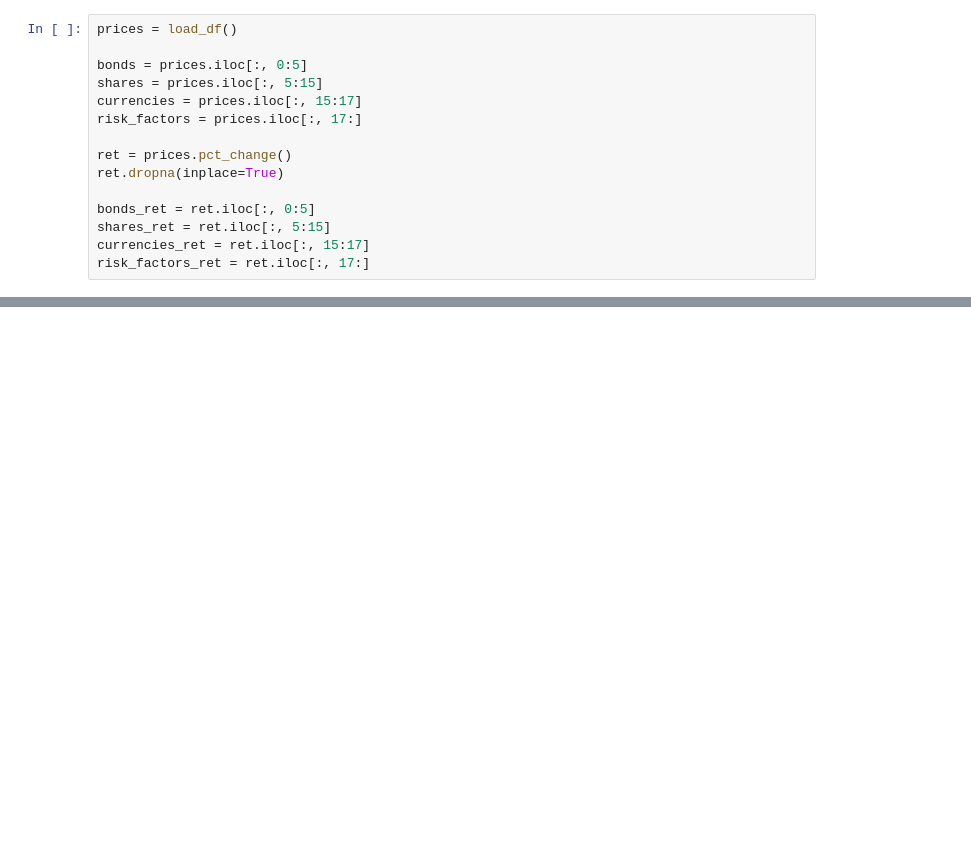
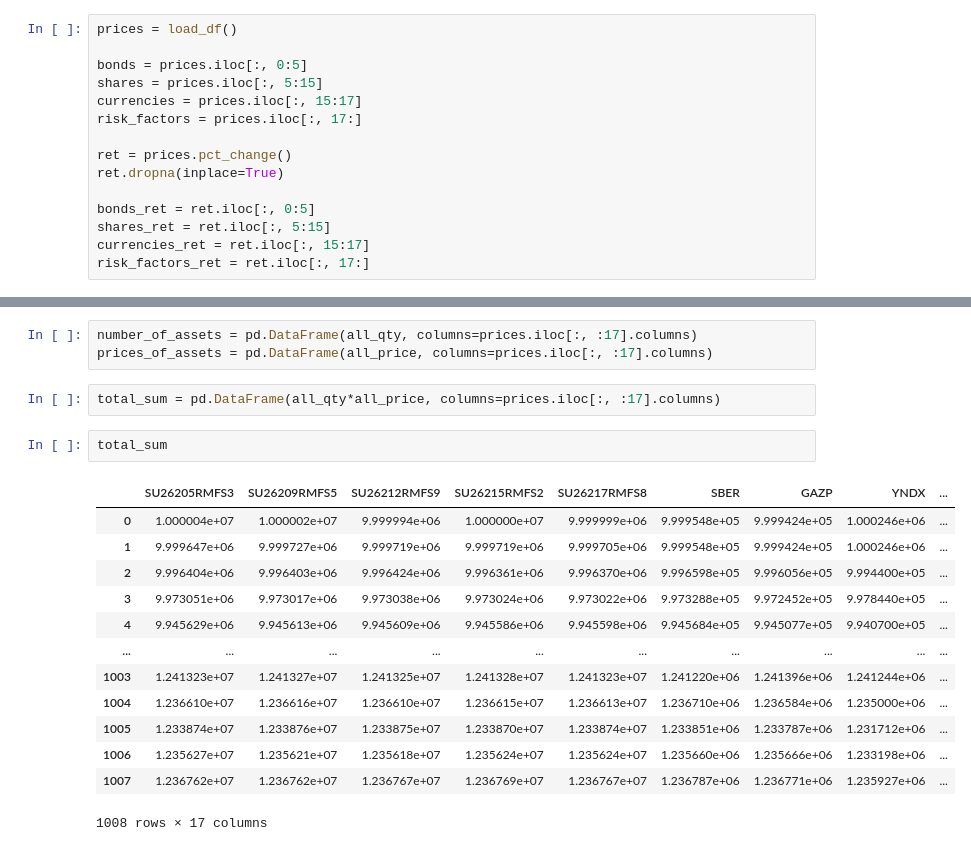
Before and after one commit to dmvavilov/RiskManagement, a Jupyter notebook: Our_super_project/actual_notebook_v2.ipynb, the cells around one changed output, grey strips where cells are left out. Cells and saved outputs as stored; diff of their text form; blank space fills up the shorter version.

```diff
--- a/Our_super_project/actual_notebook_v2.ipynb
+++ b/Our_super_project/actual_notebook_v2.ipynb
@@ -204 +173,22 @@ risk_factors
+# %%
+number_of_assets = pd.DataFrame(all_qty, columns=prices.iloc[:, :17].columns)
+prices_of_assets = pd.DataFrame(all_price, columns=prices.iloc[:, :17].columns)
+# %%
+total_sum = pd.DataFrame(all_qty*all_price, columns=prices.iloc[:, :17].columns)
+# %%
+total_sum
+# %% [output]
+|  | SU26205RMFS3 | SU26209RMFS5 | SU26212RMFS9 | SU26215RMFS2 | SU26217RMFS8 | SBER | GAZP | YNDX | ... |
+| 0 | 1.000004e+07 | 1.000002e+07 | 9.999994e+06 | 1.000000e+07 | 9.999999e+06 | 9.999548e+05 | 9.999424e+05 | 1.000246e+06 | ... |
+| 1 | 9.999647e+06 | 9.999727e+06 | 9.999719e+06 | 9.999719e+06 | 9.999705e+06 | 9.999548e+05 | 9.999424e+05 | 1.000246e+06 | ... |
+| 2 | 9.996404e+06 | 9.996403e+06 | 9.996424e+06 | 9.996361e+06 | 9.996370e+06 | 9.996598e+05 | 9.996056e+05 | 9.994400e+05 | ... |
+| 3 | 9.973051e+06 | 9.973017e+06 | 9.973038e+06 | 9.973024e+06 | 9.973022e+06 | 9.973288e+05 | 9.972452e+05 | 9.978440e+05 | ... |
+| 4 | 9.945629e+06 | 9.945613e+06 | 9.945609e+06 | 9.945586e+06 | 9.945598e+06 | 9.945684e+05 | 9.945077e+05 | 9.940700e+05 | ... |
+| ... | ... | ... | ... | ... | ... | ... | ... | ... | ... |
+| 1003 | 1.241323e+07 | 1.241327e+07 | 1.241325e+07 | 1.241328e+07 | 1.241323e+07 | 1.241220e+06 | 1.241396e+06 | 1.241244e+06 | ... |
+| 1004 | 1.236610e+07 | 1.236616e+07 | 1.236610e+07 | 1.236615e+07 | 1.236613e+07 | 1.236710e+06 | 1.236584e+06 | 1.235000e+06 | ... |
+| 1005 | 1.233874e+07 | 1.233876e+07 | 1.233875e+07 | 1.233870e+07 | 1.233874e+07 | 1.233851e+06 | 1.233787e+06 | 1.231712e+06 | ... |
+| 1006 | 1.235627e+07 | 1.235621e+07 | 1.235618e+07 | 1.235624e+07 | 1.235624e+07 | 1.235660e+06 | 1.235666e+06 | 1.233198e+06 | ... |
+| 1007 | 1.236762e+07 | 1.236762e+07 | 1.236767e+07 | 1.236769e+07 | 1.236767e+07 | 1.236787e+06 | 1.236771e+06 | 1.235927e+06 | ... |
+1008 rows × 17 columns
 # %%
```
Also changed, not shown: parts of 12 cells of this notebook, 1 other file.
